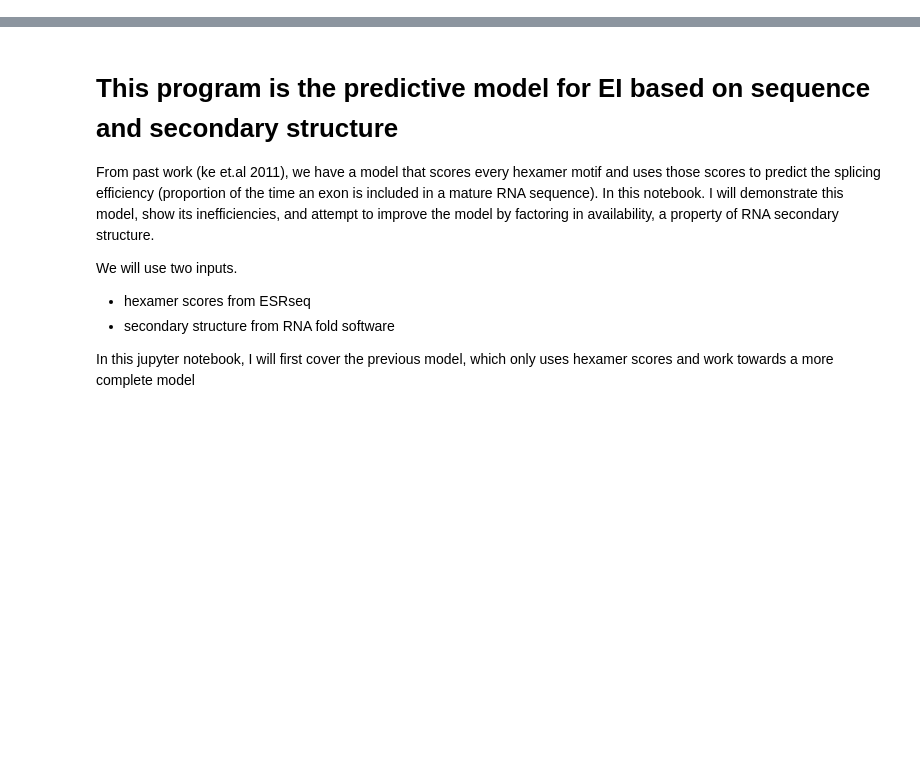
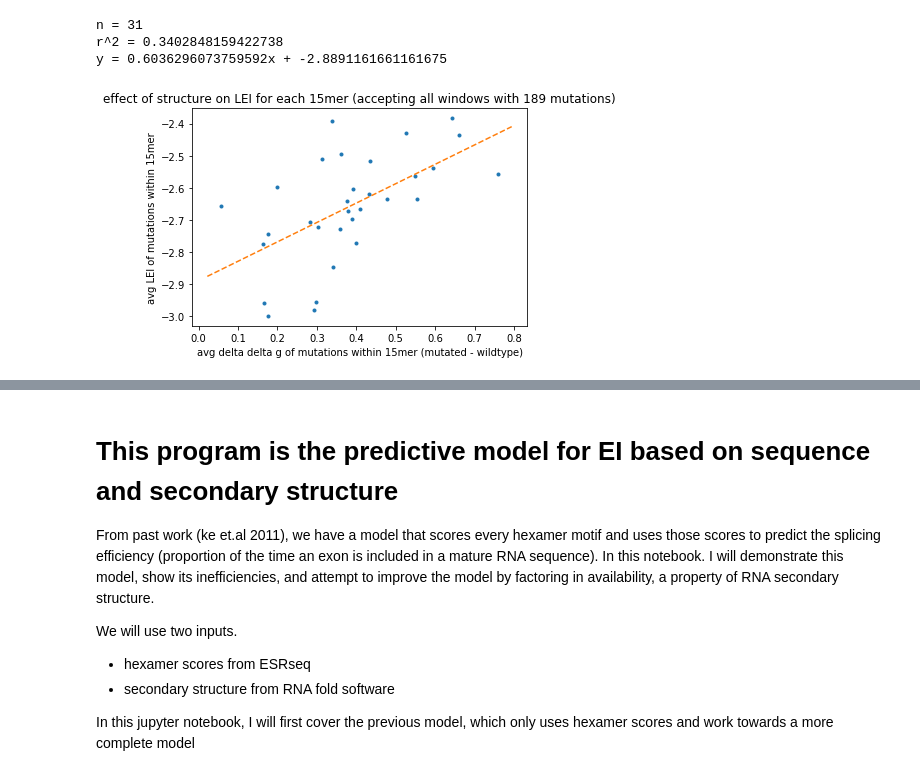
Before and after one commit to danielsjoo/Surf2021Research, a Jupyter notebook: Secondary structure predictive model.ipynb, the cells around one changed output, grey strips where cells are left out. Drawn from its saved outputs; the diff is of its cells as text; code cells hidden in the pictures; blank space fills up the shorter version.

```diff
--- a/Secondary structure predictive model.ipynb
+++ b/Secondary structure predictive model.ipynb
@@ -37,0 +132,10 @@ for i in x:
+# %%
+#import HMA
+datafile = open('./data/sms_hma_results.csv', 'r')
+datareader = csv.reader(datafile, delimiter=',')
+hma_data = {}
+for row in datareader:
+    #have to add flanks
+    #row[0] is sequence, row[1] is EI, row[2] is rel EI, row[3] is PUP, row[4] is LEI and row[5] is LEIsc
+    hma_data[row[0]] = [float(row[4]),0]
+datafile.close()
@@ -37,0 +253,40 @@ for i in x:
+# %%
+# points = {}
+# for fifteenmer in grouped_muts: #fifteenmer refers to an integer position
+#     if len(grouped_muts[fifteenmer][0]) ==189 :
+#         points[fifteenmer]= [sum(grouped_muts[fifteenmer][0])/len(grouped_muts[fifteenmer][0]),sum(grouped_muts[fifteenmer][1])/len(grouped_muts[fifteenmer][1])]
+
+points = {}
+for fifteenmer in randomly_selected_muts: #fifteenmer refers to an integer position
+    if len(randomly_selected_muts[fifteenmer][0]) ==189 :
+        points[fifteenmer]= [sum(randomly_selected_muts[fifteenmer][0])/len(randomly_selected_muts[fifteenmer][0]),sum(randomly_selected_muts[fifteenmer][1])/len(randomly_selected_muts[fifteenmer][1])]
+
+x_vals = []
+y_vals = []
+counter = 0
+for a in points:
+    if counter%5 >-1:
+        x_vals.append(points[a][1]) #x should be delta delta g
+        y_vals.append(points[a][0]) #y is avg LEI of mutations within 15mer
+    counter = counter +1
+
+#random.shuffle(y_vals)
+
+slope, intercept, r_value, p_value, std_err = stats.linregress(x_vals,y_vals)
+plt.plot(x_vals,y_vals,'.')
+
+# for i in range(0, len(x_vals)):
+#     plt.plot(x_vals[i:i+2], y_vals[i:i+2], 'ro-')
+
+plt.xlabel("avg delta delta g of mutations within 15mer (mutated - wildtype)")
+plt.ylabel("avg LEI of mutations within 15mer")
+plt.title("effect of structure on LEI for each 15mer (accepting all windows with 189 mutations)")
+abline(slope,intercept)
+print("n = " + str(len(x_vals)))
+print("r^2 = " + str(r_value**2))
+print("y = " + str(slope) + "x + " + str(intercept))
+# %% [output]
+n = 31
+r^2 = 0.3402848159422738
+y = 0.6036296073759592x + -2.8891161661161675
+[figure, added]
```
Also changed, not shown: parts of 28 cells of this notebook, 7 other files.
